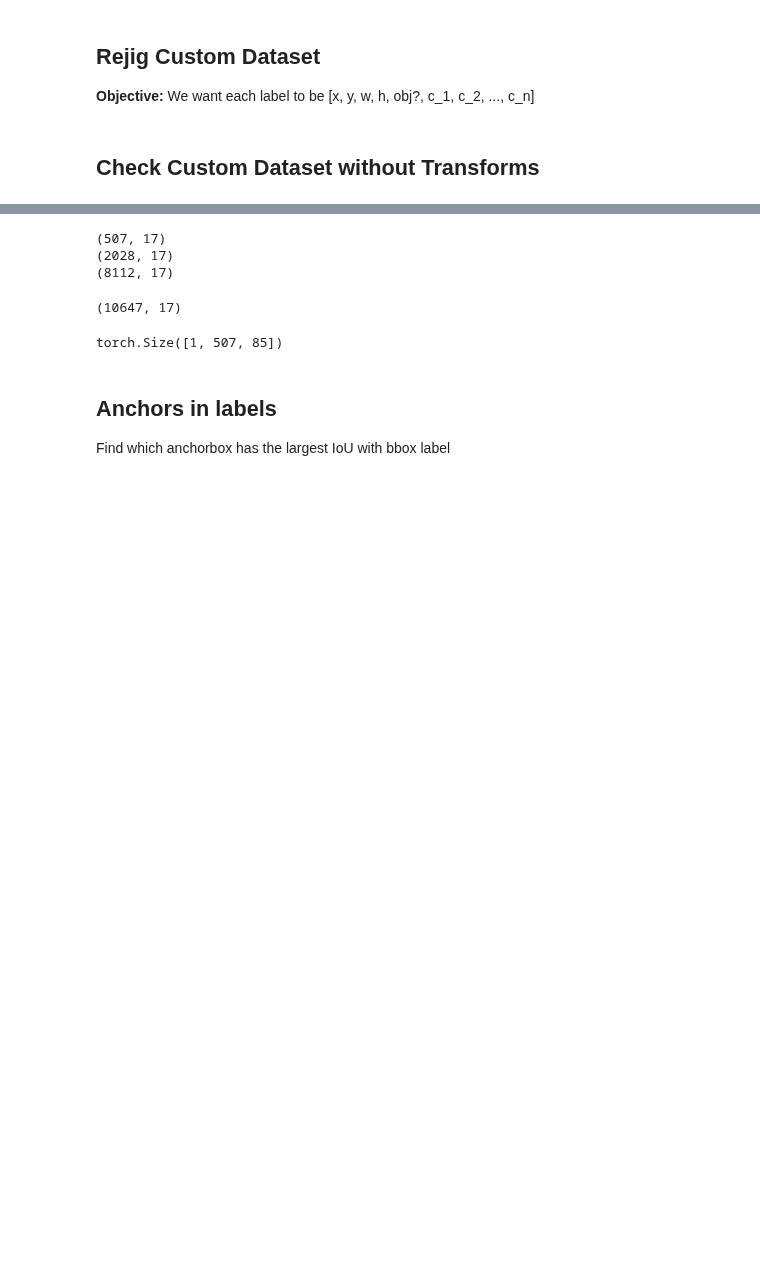
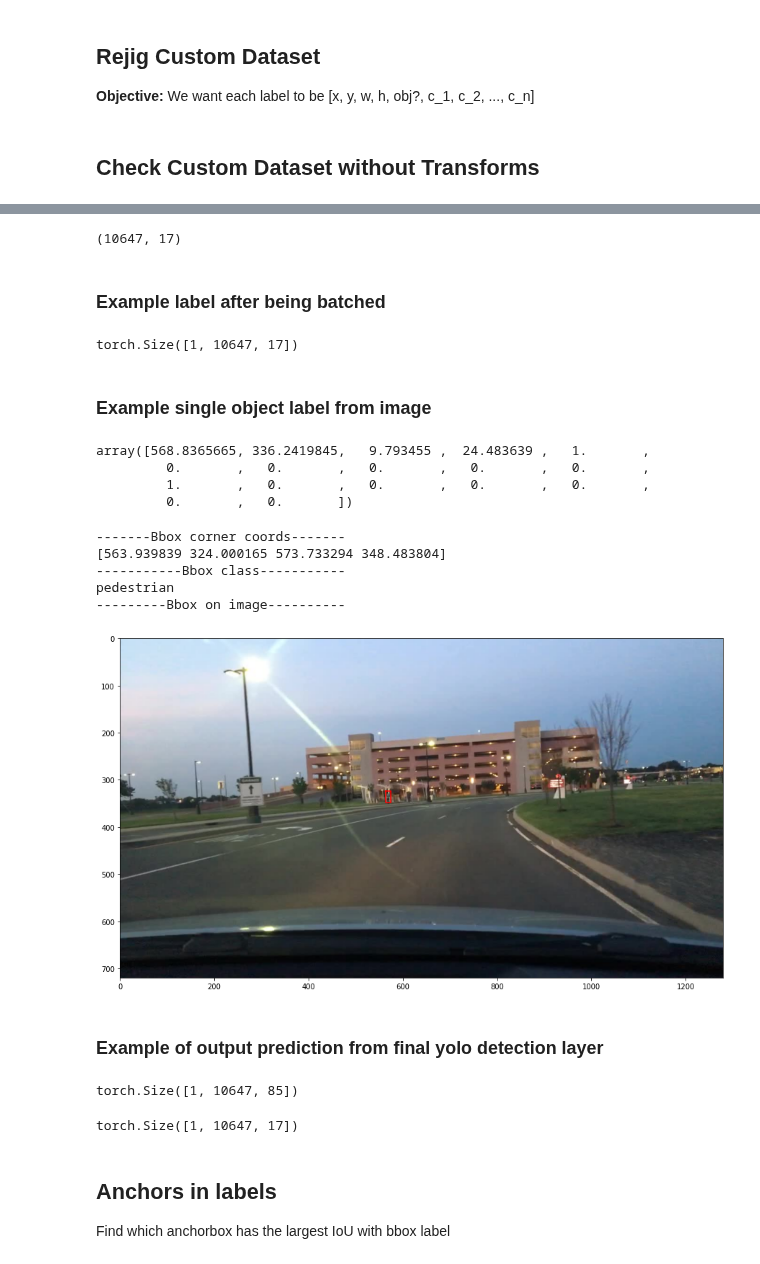
Before and after one commit to Hzye/MCAV_panoptic_perception_network, a Jupyter notebook: test_notebooks/train_testing.ipynb, the cells around one changed output, grey strips where cells are left out. Cells and saved outputs as stored; diff of their text form; code cells hidden in the pictures; blank space fills up the shorter version.

```diff
--- a/test_notebooks/train_testing.ipynb
+++ b/test_notebooks/train_testing.ipynb
@@ -38,0 +26,22 @@ cats = train_data[0]['category']
+# %%
+# Call custom dataset
+# set desired parameters
+train_data = DetectionDataset(
+    label_dict="det_train_shortened.json",
+    root_dir="images/",
+    classes_file="data/bdd100k.names",
+    grid_sizes=[13, 26, 52],
+    anchors = np.array([
+            [[116,90], [156,198], [373,326]],
+            [[30, 61], [62, 45], [59,119]],
+            [[10, 13], [16, 30], [33, 23]],
+        ])
+)
+
+# separate into batches
+train_loader = DataLoader(
+    train_data,
+    batch_size=1,
+    shuffle=True,
+    num_workers=0
+)
@@ -39,15 +50,57 @@ cats = train_data[0]['category']
 # %%
 train_data[0]["labels"].shape
 # %% [output]
-(507, 17)
-(2028, 17)
-(8112, 17)
+(10647, 17)
-(10647, 17)
+# %% [markdown]
+### Example label after being batched
+# %%
+for i, data in enumerate(train_loader):
+    image, labels = data.values()
+labels.shape
+# %% [output]
+torch.Size([1, 10647, 17])
+# %% [markdown]
+### Example single object label from image
+# %%
+batch_i = 1 # <-- change batch idx
+
+ex_img_data = train_data[batch_i]
+idx, _ = np.nonzero(ex_img_data["labels"])
+rand_idx = np.random.choice(idx, 1)[0]
+ex_obj_label = ex_img_data["labels"][rand_idx]
+ex_obj_label
+# %% [output]
+array([568.8365665, 336.2419845,   9.793455 ,  24.483639 ,   1.       ,
+         0.       ,   0.       ,   0.       ,   0.       ,   0.       ,
+         1.       ,   0.       ,   0.       ,   0.       ,   0.       ,
+         0.       ,   0.       ])
+# %%
+ex_img = ex_img_data["image"]
+bbox_corners = centre_dims_to_corners(ex_obj_label[:4])
+print("-------Bbox corner coords-------")
+print(bbox_corners)
+print("-----------Bbox class-----------")
+print(load_classes("data/bdd100k.names")[np.argmax(ex_obj_label[-12:])])
+print("---------Bbox on image----------")
+draw_bbox(ex_img, [bbox_corners])
+# %% [output]
+-------Bbox corner coords-------
+[563.939839 324.000165 573.733294 348.483804]
+-----------Bbox class-----------
+pedestrian
+---------Bbox on image----------
+[figure, added]
+# %% [markdown]
+### Example of output prediction from final yolo detection layer
 # %%
-small = torch.load("ex_tensors/yolo_layer_output_size507.pt")
-small.shape
+all_det_preds = torch.load("ex_tensors/yolo_layer_output_size10647.pt")
+all_det_preds.shape
 # %% [output]
-torch.Size([1, 507, 85])
+torch.Size([1, 10647, 85])
+# %%
+labels.shape
+# %% [output]
+torch.Size([1, 10647, 17])
 # %% [markdown]
 ## Anchors in labels
 
```
Also changed, not shown: parts of 6 cells of this notebook.
